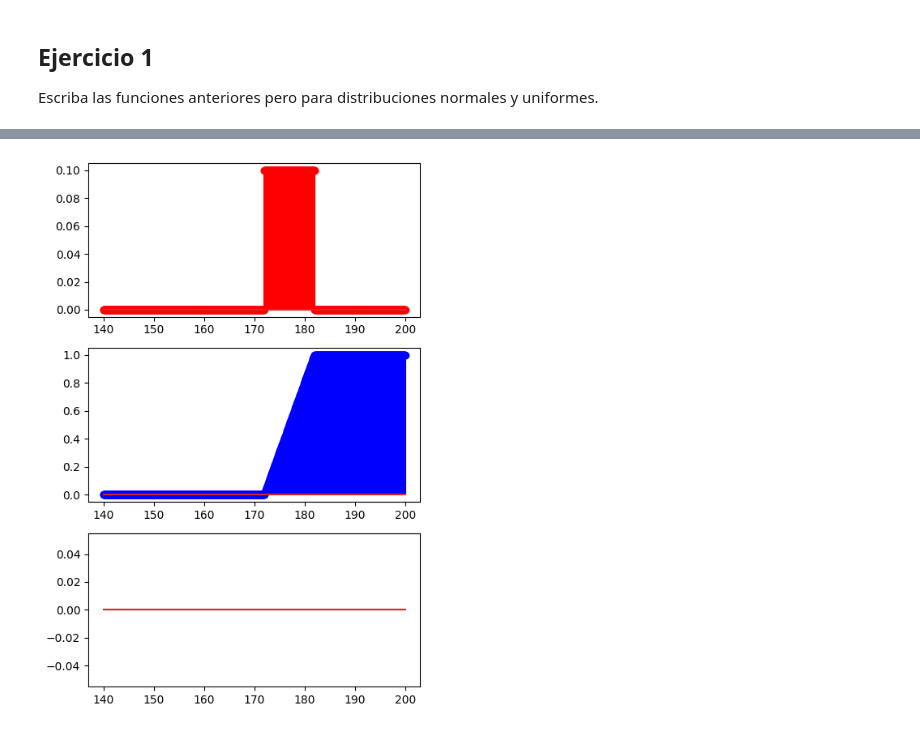
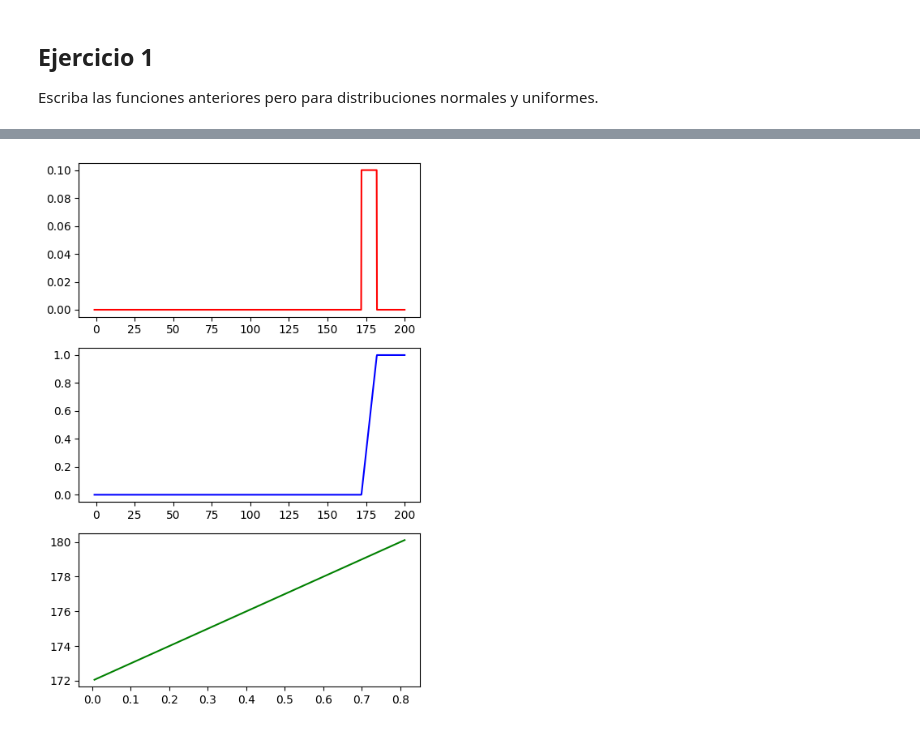
Before and after one commit to 4GeeksAcademy/ginappedrosa-probability-distribution-exercises-project-with-python, a Jupyter notebook: notebook/problems.es.ipynb, the cells around one changed output, grey strips where cells are left out. Drawn from its saved outputs; the diff is of its cells as text; code cells hidden in the pictures.

```diff
--- a/notebook/problems.es.ipynb
+++ b/notebook/problems.es.ipynb
@@ -140,14 +140,14 @@ Generate 2000 random values from a Normal) distribution: [163.22017413 163.73119
 # %%
 mean = 172 # centímetros
 std = 10 # centímetros
-x = np.linspace(140, 200, 1000)
+x = np.linspace(-1, 200, 1000)
 pdf = dnorm(x, mean, std)
 cdf = pnorm(x, mean, std)
 ppf = qnorm(x, mean, std)
 fig, axis = plt.subplots(3, 1, figsize = (5, 7))
-axis[0].stem(x, pdf, "r-")
-axis[1].stem(x, cdf, "b-")
-axis[2].stem(x, ppf, "g-")# Adjust the layout
+axis[0].plot(x, pdf, "r-")
+axis[1].plot(x, cdf, "b-")
+axis[2].plot(x, ppf, "g-")# Adjust the layout
 plt.tight_layout()# Show the plot
 plt.show()
 # %% [output]
@@ -209,18 +209,18 @@ Generate 2000 random values from a Normal distribution: [172.336136   172.626532
 # %%
 import matplotlib.pyplot as plt
 
 np.random.seed(42)
 mean = 172 # centímetros
 std = 10 # centímetros
-x = np.linspace(140, 200, 1000)
+x = np.linspace(-1, 200, 1000)
 pdf = duniform(x, mean, std)
 cdf = puniform(x, mean, std)
 ppf = quniform(x, mean, std)
 fig, axis = plt.subplots(3, 1, figsize = (5, 7))
-axis[0].stem(x, pdf, "r-")
-axis[1].stem(x, cdf, "b-")
-axis[2].stem(x, ppf, "g-")# Adjust the layout
+axis[0].plot(x, pdf, "r-")
+axis[1].plot(x, cdf, "b-")
+axis[2].plot(x, ppf, "g-")# Adjust the layout
 plt.tight_layout()# Show the plot
 plt.show()
 # %% [output]
-[figure, old version]
+[figure, new version]
```
Also changed, not shown: parts of 3 cells of this notebook.
